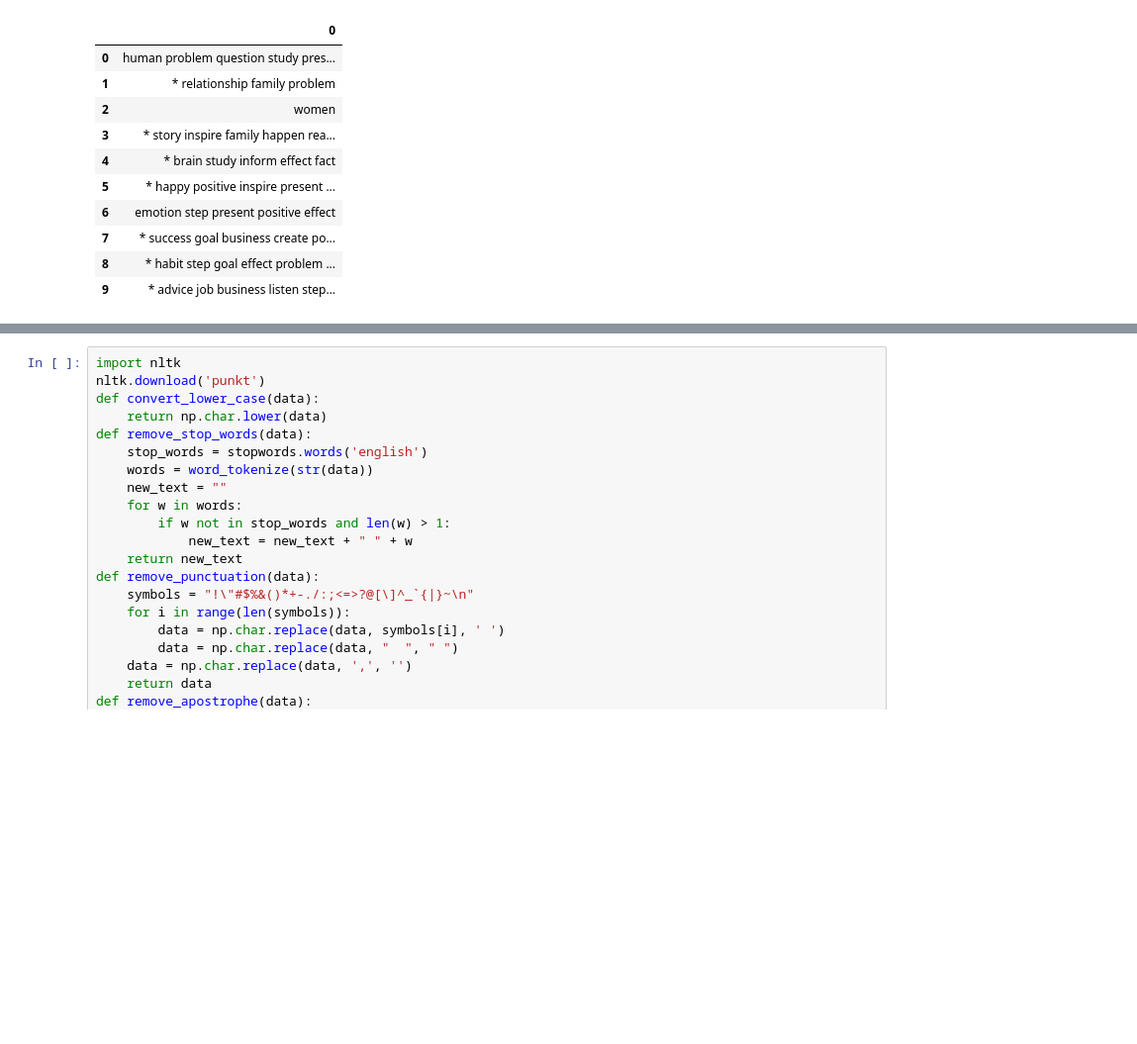
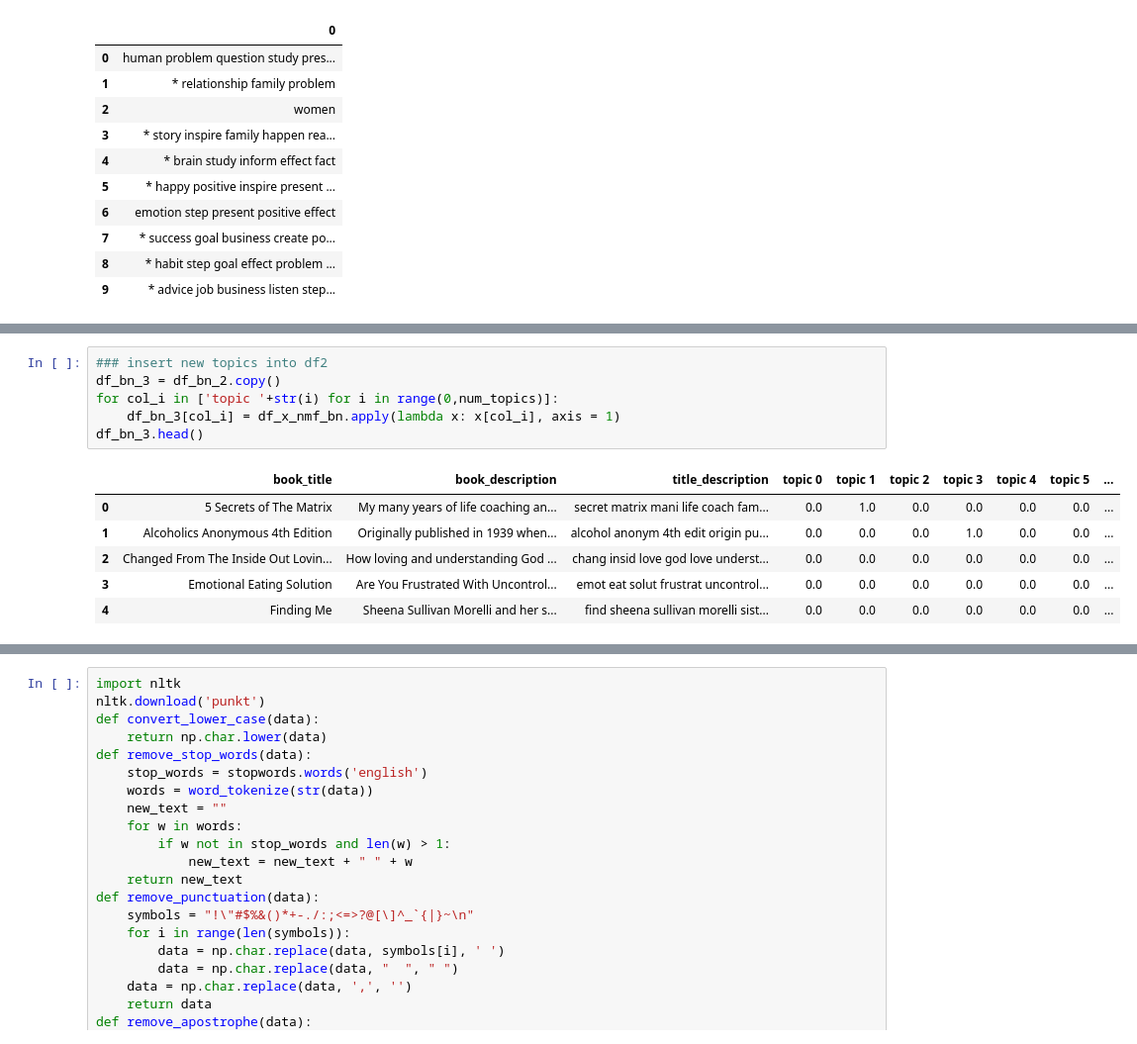
Before and after one commit to 7albertoh/insight_project, a Jupyter notebook: notebooks/validation_topic_model.ipynb, the cells around one changed output, grey strips where cells are left out. Shown: that part at 99% size. Drawn from its saved outputs; the diff is of its cells as text; blank space fills up the shorter version.

```diff
--- a/notebooks/validation_topic_model.ipynb
+++ b/notebooks/validation_topic_model.ipynb
@@ -184,0 +242,13 @@ df7[['book_title','book_description','words_to_add','topic_indices','author_num_
+# %%
+### insert new topics into df2
+df_bn_3 = df_bn_2.copy()
+for col_i in ['topic '+str(i) for i in range(0,num_topics)]:
+    df_bn_3[col_i] = df_x_nmf_bn.apply(lambda x: x[col_i], axis = 1)
+df_bn_3.head()
+# %% [output]
+|  | book_title | book_description | title_description | topic 0 | topic 1 | topic 2 | topic 3 | topic 4 | topic 5 | ... |
+| 0 | 5 Secrets of The Matrix | My many years of life coaching an... | secret matrix mani life coach fam... | 0.0 | 1.0 | 0.0 | 0.0 | 0.0 | 0.0 | ... |
+| 1 | Alcoholics Anonymous 4th Edition | Originally published in 1939 when... | alcohol anonym 4th edit origin pu... | 0.0 | 0.0 | 0.0 | 1.0 | 0.0 | 0.0 | ... |
+| 2 | Changed From The Inside Out Lovin... | How loving and understanding God ... | chang insid love god love underst... | 0.0 | 0.0 | 0.0 | 0.0 | 0.0 | 0.0 | ... |
+| 3 | Emotional Eating Solution | Are You Frustrated With Uncontrol... | emot eat solut frustrat uncontrol... | 0.0 | 0.0 | 0.0 | 0.0 | 0.0 | 0.0 | ... |
+| 4 | Finding Me | Sheena Sullivan Morelli and her s... | find sheena sullivan morelli sist... | 0.0 | 0.0 | 0.0 | 0.0 | 0.0 | 0.0 | ... |
```
Also changed, not shown: parts of 7 cells of this notebook, 1 other file.
